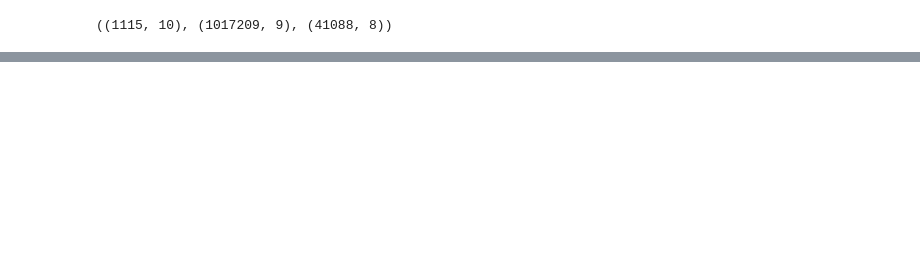
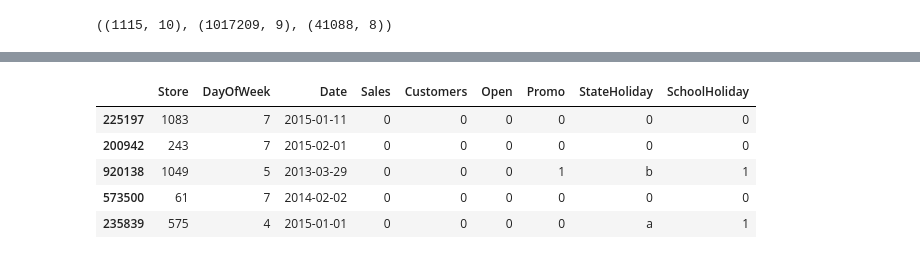
Before and after one commit to akashsinghsharma/Retail-Sales-Prediction, a Jupyter notebook: Retail_Sales_prediction.ipynb, the cells around one changed output, grey strips where cells are left out. Cells and saved outputs as stored; diff of their text form; code cells hidden in the pictures; blank space fills up the shorter version.

```diff
--- a/Retail_Sales_prediction.ipynb
+++ b/Retail_Sales_prediction.ipynb
@@ -68,0 +122,10 @@ test.sample(5)
+# %%
+closed_df = train[train['Open'] == 0]
+closed_df.sample(5)
+# %% [output]
+|  | Store | DayOfWeek | Date | Sales | Customers | Open | Promo | StateHoliday | SchoolHoliday |
+| 225197 | 1083 | 7 | 2015-01-11 | 0 | 0 | 0 | 0 | 0 | 0 |
+| 200942 | 243 | 7 | 2015-02-01 | 0 | 0 | 0 | 0 | 0 | 0 |
+| 920138 | 1049 | 5 | 2013-03-29 | 0 | 0 | 0 | 1 | b | 1 |
+| 573500 | 61 | 7 | 2014-02-02 | 0 | 0 | 0 | 0 | 0 | 0 |
+| 235839 | 575 | 4 | 2015-01-01 | 0 | 0 | 0 | 0 | a | 1 |
```
Also changed, not shown: parts of 12 cells of this notebook.
